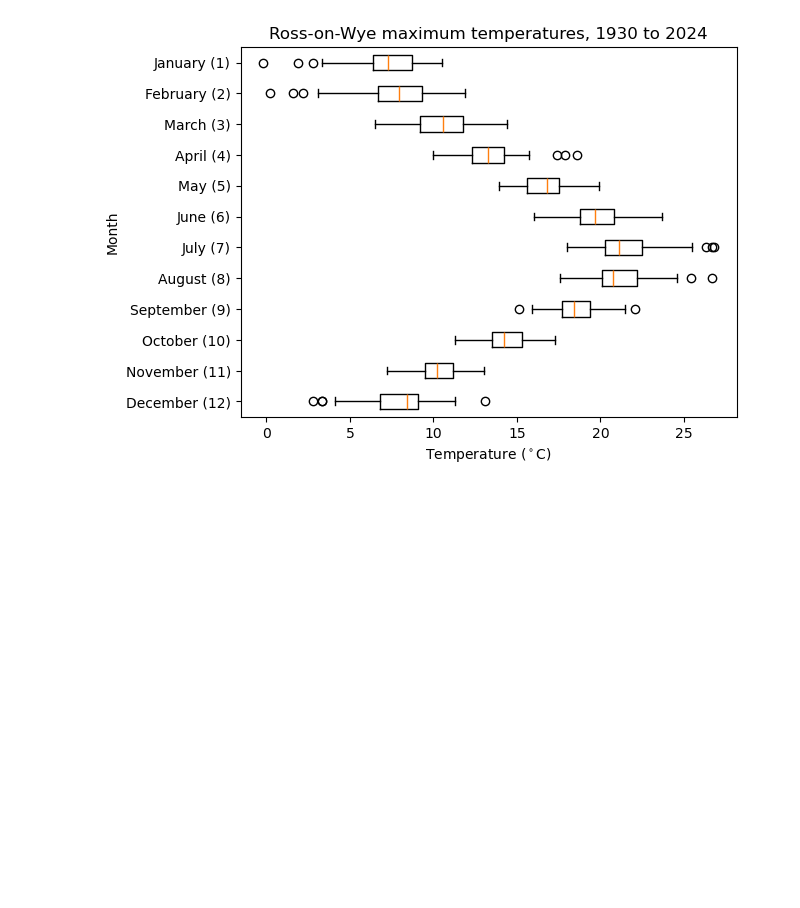
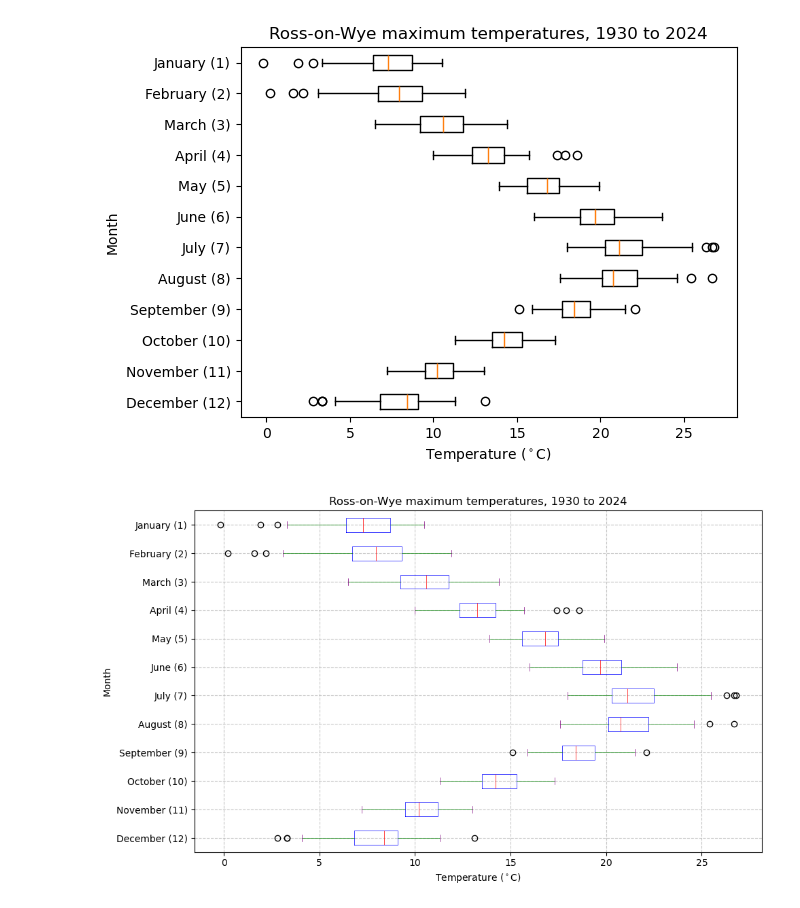
Before and after one commit to geowizdan/uob_geogm0054_slc, a Jupyter notebook: my_notebook.ipynb, the cells around one changed output. Saved outputs shown, nothing was run; the diff lists cells and outputs as text; code cells hidden in the pictures; blank space fills up the shorter version.

Commit message:
fill boxplot with colours

```diff
--- a/my_notebook.ipynb
+++ b/my_notebook.ipynb
@@ -24,3 +24,31 @@ __ = ax.set_ylabel('Month')
 __ = ax.set_title(f'Ross-on-Wye maximum temperatures, {int(np.min(year))} to {int(np.max(year))}')
 # %% [output]
 [figure]
+# %%
+# Boxplot produces one box-and-whisker for each 1D array in a list
+# Add color to the boxplot
+boxprops = dict(color='blue', linewidth=0.5)
+medianprops = dict(color='red', linewidth=0.5)
+whiskerprops = dict(color='green', linewidth=0.5)
+capprops = dict(color='purple', linewidth=0.5)
+
+
+
+fig, ax = plt.subplots(1, 1, figsize=(10, 6))
+ax.boxplot(tmax_by_month, vert=False, tick_labels=month_names,
+          boxprops=boxprops, medianprops=medianprops,
+           whiskerprops=whiskerprops, capprops=capprops)
+
+# Set labels and title
+ax.set_xlabel(r'Temperature ($^\circ$C)')
+ax.set_ylabel('Month')
+ax.set_title(f'Ross-on-Wye maximum temperatures, {int(np.min(year))} to {int(np.max(year))}')
+
+# Improve the plot aesthetics
+ax.grid(True, linestyle='--', alpha=0.7)
+plt.tight_layout()
+
+# Show the plot
+plt.show()
+# %% [output]
+[figure, added]
```
Also changed, not shown: parts of 1 cell of this notebook.
